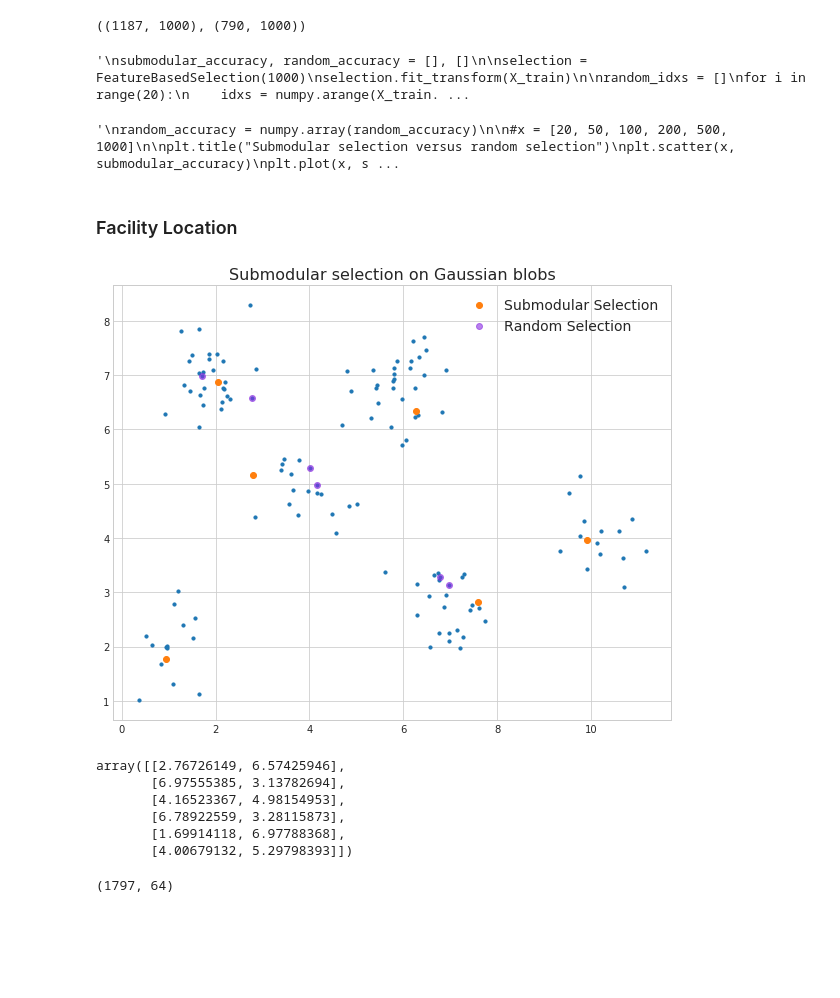
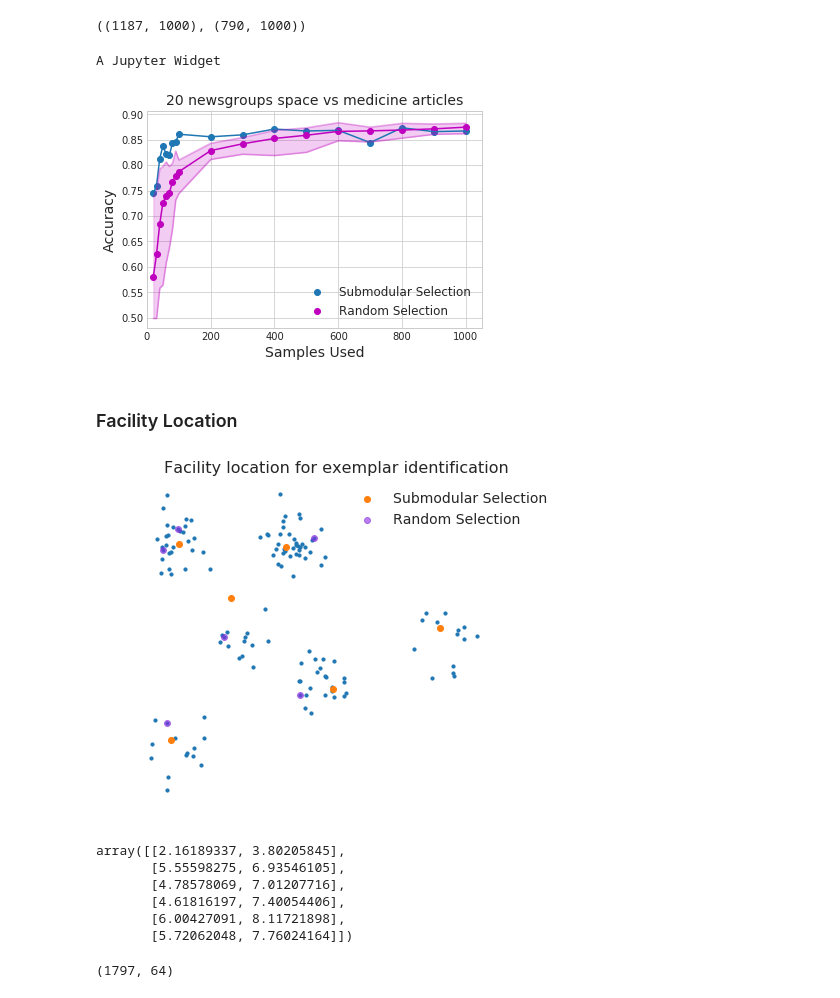
Before and after one commit to jmschrei/apricot, a Jupyter notebook: Introduction to Submodular Selection.ipynb, the cells around one changed output. Drawn from its saved outputs; the diff is of its cells as text; code cells hidden in the pictures; blank space fills up the shorter version.

```diff
--- a/Introduction to Submodular Selection.ipynb
+++ b/Introduction to Submodular Selection.ipynb
@@ -84,7 +86,6 @@ X_train.shape, X_test.shape
 # %%
 from sklearn.linear_model import LogisticRegressionCV
 # %%
-'''
 submodular_accuracy, random_accuracy = [], []
 
 selection = FeatureBasedSelection(1000)
@@ -118,65 +119,67 @@ for n in tqdm(x):
         accs.append(acc)
 
     random_accuracy.append(accs)
-'''
+
+random_accuracy = numpy.array(random_accuracy)
 # %% [output]
-'\nsubmodular_accuracy, random_accuracy = [], []\n\nselection = FeatureBasedSelection(1000)\nselection.fit_transform(X_train)\n\nrandom_idxs = []\nfor i in range(20):\n    idxs = numpy.arange(X_train. ...
+A Jupyter Widget
 # %%
-'''
-random_accuracy = numpy.array(random_accuracy)
+plt.title("20 newsgroups space vs medicine articles", fontsize=14)
+plt.scatter(x, submodular_accuracy, label="Submodular Selection")
+plt.scatter(x, random_accuracy.mean(axis=1), color='m', label="Random Selection")
 
-#x = [20, 50, 100, 200, 500, 1000]
-
-plt.title("Submodular selection versus random selection")
-plt.scatter(x, submodular_accuracy)
-plt.plot(x, submodular_accuracy, label="Submodular Selection")
+plt.plot(x, submodular_accuracy)
+plt.plot(x, random_accuracy.mean(axis=1), color='m')
+plt.plot(x, random_accuracy.min(axis=1), alpha=0.3, color='m')
+plt.plot(x, random_accuracy.max(axis=1), alpha=0.3, color='m')
 
 
-plt.plot(x, random_accuracy.mean(axis=1), color='m')
-#plt.plot(x, random_accuracy.min(axis=1), alpha=0.3, color='m')
-#plt.plot(x, random_accuracy.max(axis=1), alpha=0.3, color='m')
-
-plt.scatter(x, random_accuracy.mean(axis=1), color='m')
-#plt.scatter(x, random_accuracy.min(axis=1), s=10, color='m')
-#plt.scatter(x, random_accuracy.max(axis=1), s=10, color='m')
 plt.fill_between(x, random_accuracy.min(axis=1), random_accuracy.max(axis=1), color='m', alpha=0.2)
-'''
+plt.xlabel("Samples Used", fontsize=14)
+plt.ylabel("Accuracy", fontsize=14)
+plt.legend(fontsize=12)
+plt.xlim(0, 1050)
+plt.savefig("img/20newsgroups.png")
+plt.show()
 # %% [output]
-'\nrandom_accuracy = numpy.array(random_accuracy)\n\n#x = [20, 50, 100, 200, 500, 1000]\n\nplt.title("Submodular selection versus random selection")\nplt.scatter(x, submodular_accuracy)\nplt.plot(x, s ...
+[figure, added]
 # %% [markdown]
 ### Facility Location
 # %%
 from apricot import FacilityLocationSelection
 
-X = numpy.concatenate([numpy.random.normal((1, 2), 0.5, size=(15, 2)),
-                       numpy.random.normal((7, 3), 0.5, size=(25, 2)),
-                       numpy.random.normal((6, 7), 0.5, size=(30, 2)),
-                       numpy.random.normal((2, 7), 0.5, size=(30, 2)),
+X = numpy.concatenate([numpy.random.normal((1, 1), 0.5, size=(15, 2)),
+                       numpy.random.normal((6, 3), 0.5, size=(25, 2)),
+                       numpy.random.normal((5, 7), 0.5, size=(40, 2)),
+                       numpy.random.normal((1, 7), 0.5, size=(30, 2)),
                        numpy.random.normal((10, 4), 0.5, size=(15, 2)),
-                       numpy.random.normal((4, 5), 0.5, size=(20, 2))])
+                       numpy.random.normal((3, 4), 0.5, size=(15, 2))])
 
 Xi = FacilityLocationSelection(6, 'euclidean').fit_transform(X)
 Xr = numpy.random.choice(numpy.arange(X.shape[0]), size=6)
 Xr = X[Xr]
 
-plt.figure(figsize=(10, 8))
-plt.title("Submodular selection on Gaussian blobs", fontsize=16)
+plt.figure(figsize=(8, 6))
+plt.title("Facility location for exemplar identification", fontsize=16)
 plt.scatter(X[:,0], X[:,1], s=10)
 plt.scatter(Xi[:,0], Xi[:,1], label="Submodular Selection")
 plt.scatter(Xr[:,0], Xr[:,1], color="#8A2BE2", label="Random Selection", alpha=0.6)
-plt.legend(fontsize=14)
+plt.legend(fontsize=14, loc=1)
+plt.xlim(-1, 14)
+plt.axis('off')
+seaborn.despine()
 plt.show()
 # %% [output]
-[figure, old version]
+[figure, new version]
 # %%
 Xr
 # %% [output]
-array([[2.76726149, 6.57425946],
-       [6.97555385, 3.13782694],
-       [4.16523367, 4.98154953],
-       [6.78922559, 3.28115873],
-       [1.69914118, 6.97788368],
-       [4.00679132, 5.29798393]])
+array([[2.16189337, 3.80205845],
+       [5.55598275, 6.93546105],
+       [4.78578069, 7.01207716],
+       [4.61816197, 7.40054406],
+       [6.00427091, 8.11721898],
+       [5.72062048, 7.76024164]])
 # %%
 from sklearn.datasets import load_digits
 
```
Also changed, not shown: parts of 9 cells of this notebook, 3 other files.
